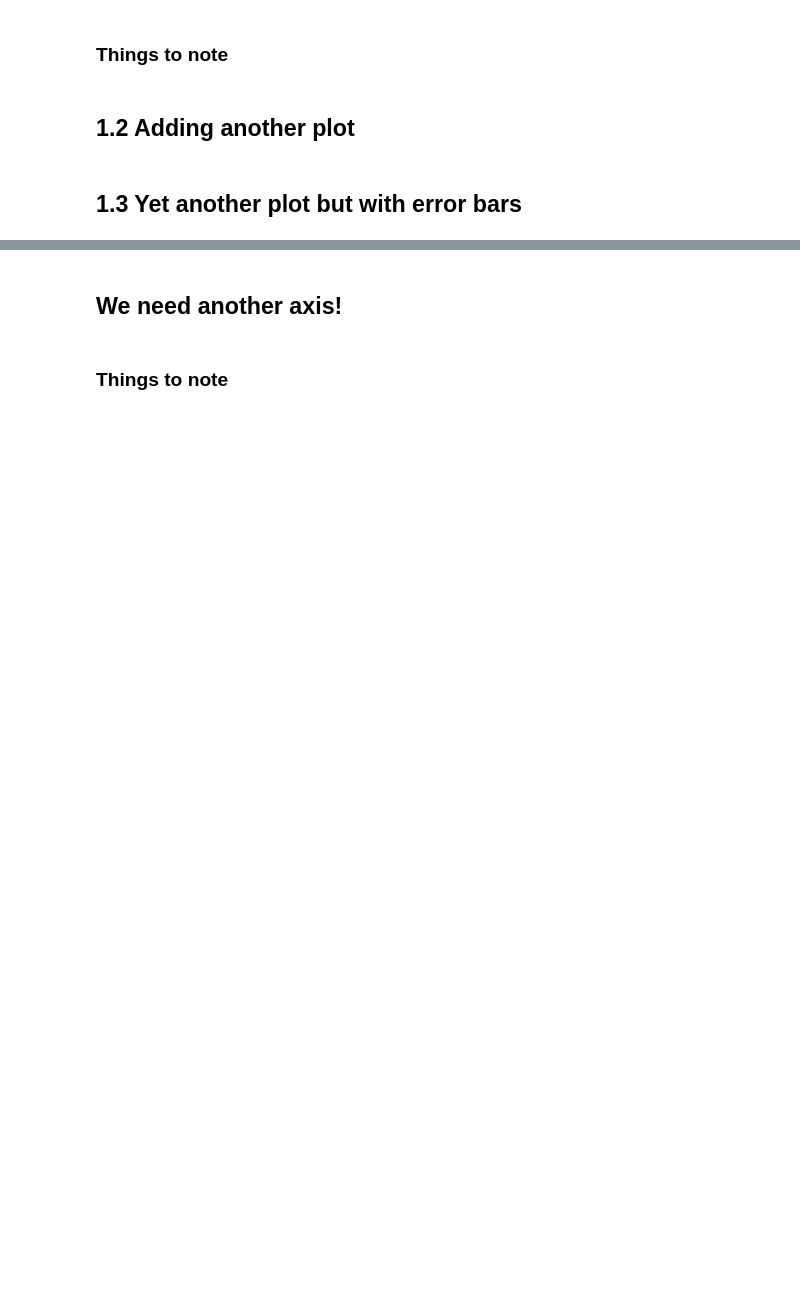
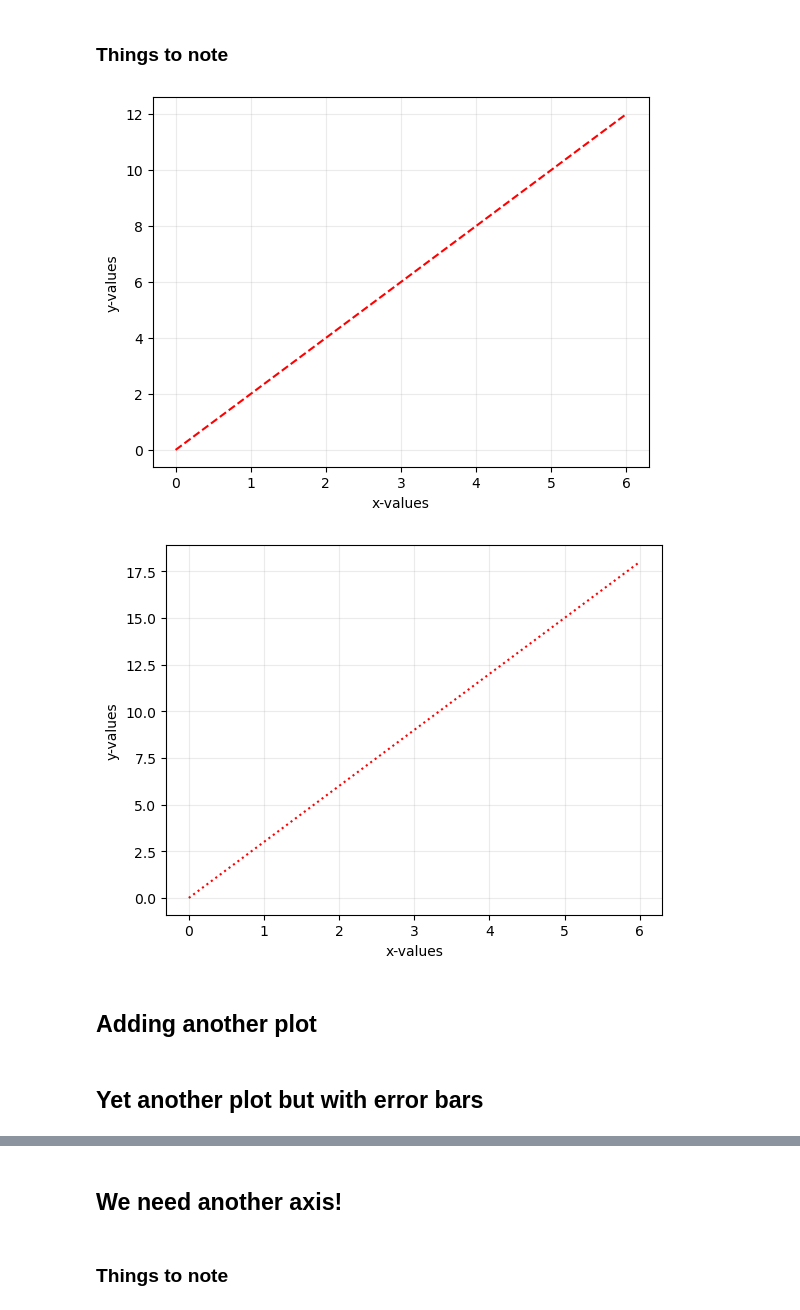
Before and after one commit to SPS-SP2273/learning-portfolio-annette-14, a Jupyter notebook: plotting/plotting_(need).ipynb, the cells around one changed output, grey strips where cells are left out. Drawn from its saved outputs; the diff is of its cells as text; code cells hidden in the pictures; blank space fills up the shorter version.

```diff
--- a/plotting/plotting_(need).ipynb
+++ b/plotting/plotting_(need).ipynb
@@ -13,0 +61,18 @@
+# %%
+# plotting 2 lines on 2 separate figures
+f1 = plt.figure()
+plt.plot(x, y_1, label='Y values',
+         color='red', linestyle='--')    # note that if we use linestyle = "--", there must be exactly 2
+plt.xlabel('x-values')
+plt.ylabel('y-values')
+plt.grid(alpha=.25)
+
+f2 = plt.figure()
+plt.plot(x, y_2, label='Y values',
+         color='red', linestyle='dotted')
+plt.xlabel('x-values')
+plt.ylabel('y-values')
+plt.grid(alpha=.25)
+# %% [output]
+[figure, added]
+[figure, added]
@@ -14,4 +85,4 @@
 # %% [markdown]
-## 1.2 Adding another plot
+## Adding another plot
 # %% [markdown]
-## 1.3 Yet another plot but with error bars
+## Yet another plot but with error bars
```
Also changed, not shown: parts of 32 cells of this notebook, 1 other file.
